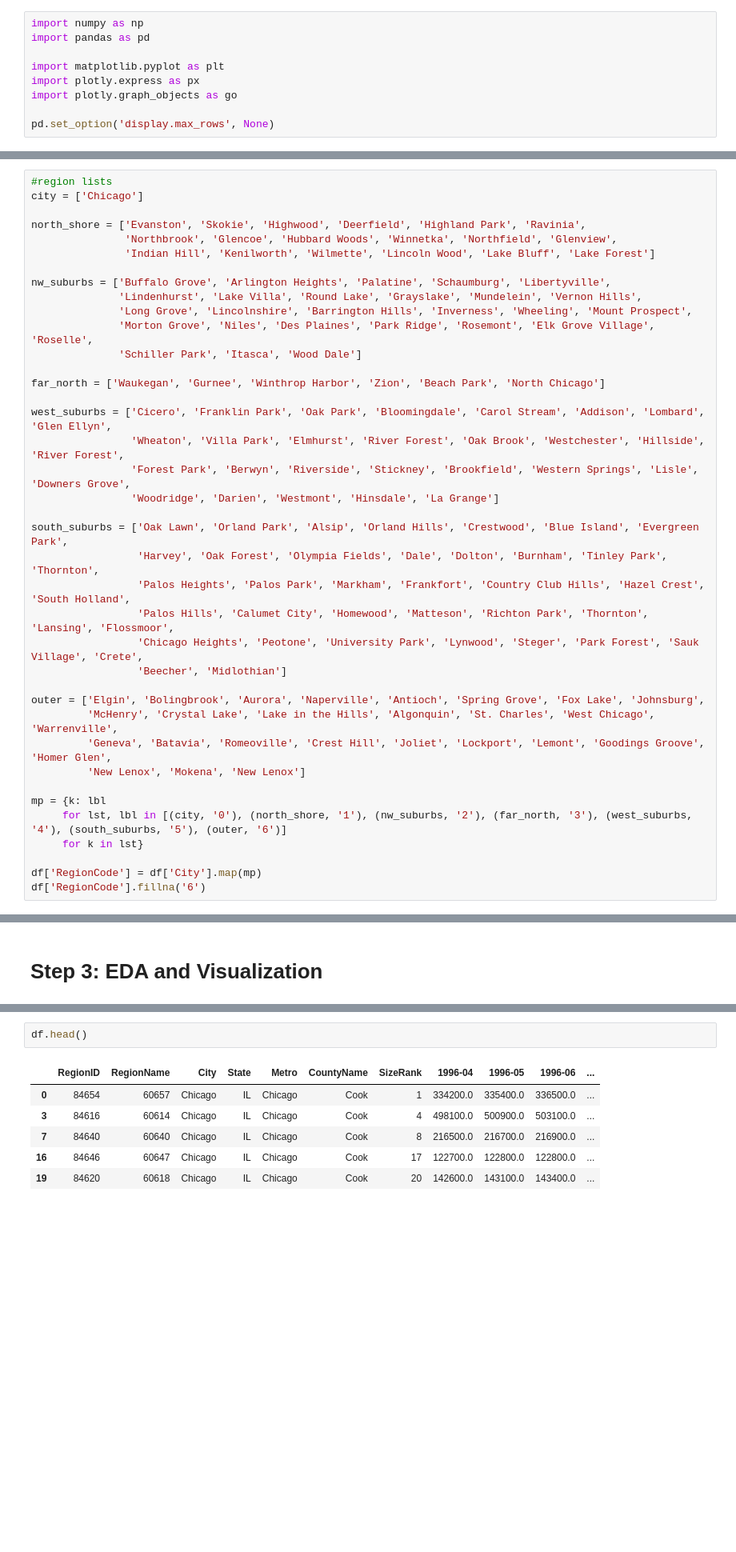
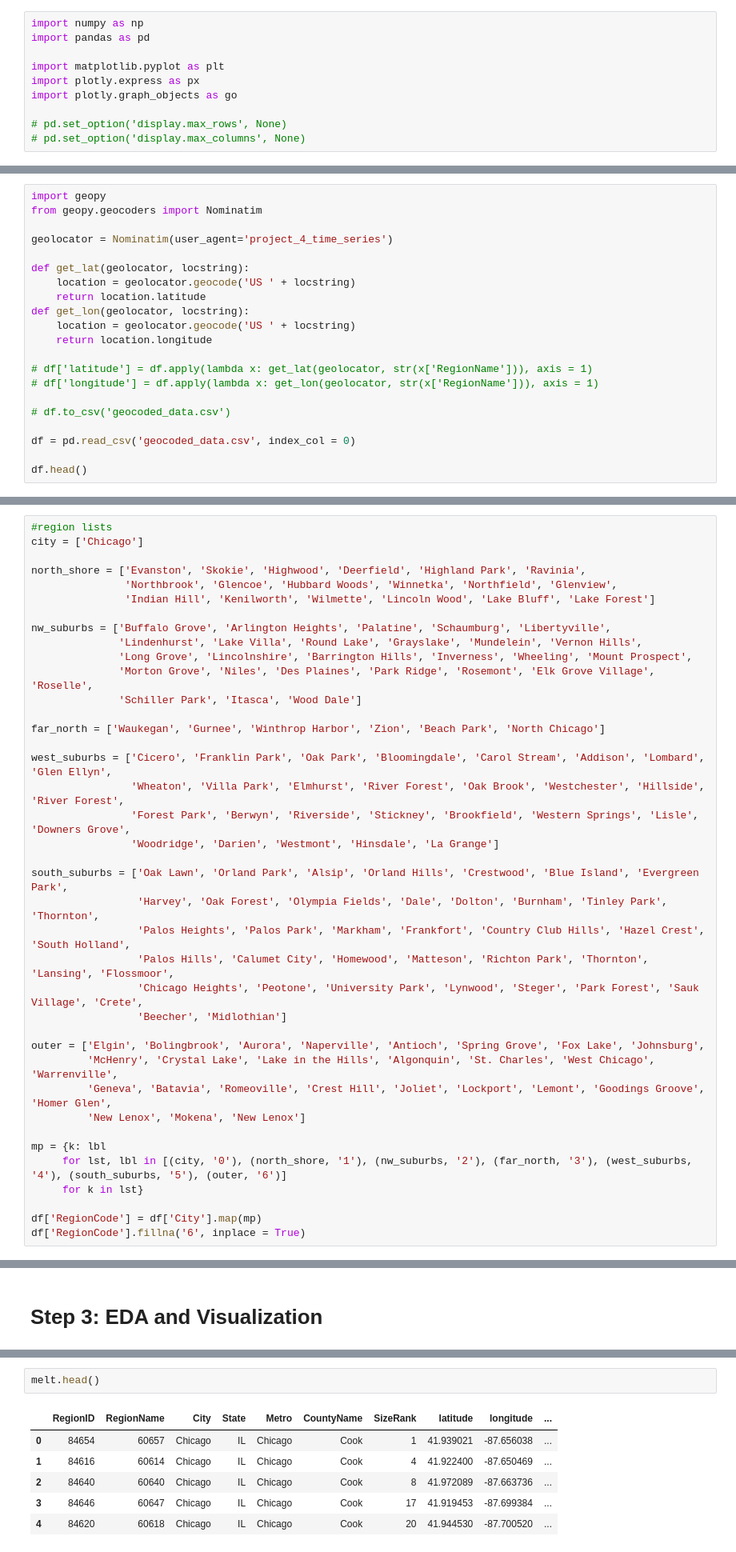
Before and after one commit to carlytsu/project4, a Jupyter notebook: project/starter_notebook.ipynb, the cells around one changed output, grey strips where cells are left out. Shown at 80% size. Saved outputs shown, nothing was run; the diff lists cells and outputs as text; blank space fills up the shorter version.

```diff
--- a/project/starter_notebook.ipynb
+++ b/project/starter_notebook.ipynb
@@ -51,6 +51,7 @@ import matplotlib.pyplot as plt
 import plotly.express as px
 import plotly.graph_objects as go
 
-pd.set_option('display.max_rows', None)
+# pd.set_option('display.max_rows', None)
+# pd.set_option('display.max_columns', None)
 # %% [markdown]
 initial print
@@ -135,0 +112,21 @@ DatetimeIndex(['1996-01-31', '1996-02-29', '1996-03-31', '1996-04-30',
+# %%
+import geopy
+from geopy.geocoders import Nominatim
+
+geolocator = Nominatim(user_agent='project_4_time_series')
+
+def get_lat(geolocator, locstring):
+    location = geolocator.geocode('US ' + locstring)
+    return location.latitude
+def get_lon(geolocator, locstring):
+    location = geolocator.geocode('US ' + locstring)
+    return location.longitude
+
+# df['latitude'] = df.apply(lambda x: get_lat(geolocator, str(x['RegionName'])), axis = 1)
+# df['longitude'] = df.apply(lambda x: get_lon(geolocator, str(x['RegionName'])), axis = 1)
+
+# df.to_csv('geocoded_data.csv')
+
+df = pd.read_csv('geocoded_data.csv', index_col = 0)
+
+df.head()
@@ -224,4 +210,4 @@ mp = {k: lbl
      for k in lst}
 
 df['RegionCode'] = df['City'].map(mp)
-df['RegionCode'].fillna('6')
+df['RegionCode'].fillna('6', inplace = True)
@@ -280,11 +248,11 @@ plt.rc('font', **font)
 
 # NOTE: if you visualizations are too cluttered to read, try calling 'plt.gcf().autofmt_xdate()'!
 # %%
-df.head()
+melt.head()
 # %% [output]
-|  | RegionID | RegionName | City | State | Metro | CountyName | SizeRank | 1996-04 | 1996-05 | 1996-06 | ... |
-| 0 | 84654 | 60657 | Chicago | IL | Chicago | Cook | 1 | 334200.0 | 335400.0 | 336500.0 | ... |
-| 3 | 84616 | 60614 | Chicago | IL | Chicago | Cook | 4 | 498100.0 | 500900.0 | 503100.0 | ... |
-| 7 | 84640 | 60640 | Chicago | IL | Chicago | Cook | 8 | 216500.0 | 216700.0 | 216900.0 | ... |
-| 16 | 84646 | 60647 | Chicago | IL | Chicago | Cook | 17 | 122700.0 | 122800.0 | 122800.0 | ... |
-| 19 | 84620 | 60618 | Chicago | IL | Chicago | Cook | 20 | 142600.0 | 143100.0 | 143400.0 | ... |
+|  | RegionID | RegionName | City | State | Metro | CountyName | SizeRank | latitude | longitude | ... |
+| 0 | 84654 | 60657 | Chicago | IL | Chicago | Cook | 1 | 41.939021 | -87.656038 | ... |
+| 1 | 84616 | 60614 | Chicago | IL | Chicago | Cook | 4 | 41.922400 | -87.650469 | ... |
+| 2 | 84640 | 60640 | Chicago | IL | Chicago | Cook | 8 | 41.972089 | -87.663736 | ... |
+| 3 | 84646 | 60647 | Chicago | IL | Chicago | Cook | 17 | 41.919453 | -87.699384 | ... |
+| 4 | 84620 | 60618 | Chicago | IL | Chicago | Cook | 20 | 41.944530 | -87.700520 | ... |
```
Also changed, not shown: parts of 27 cells of this notebook, 1 other file.
